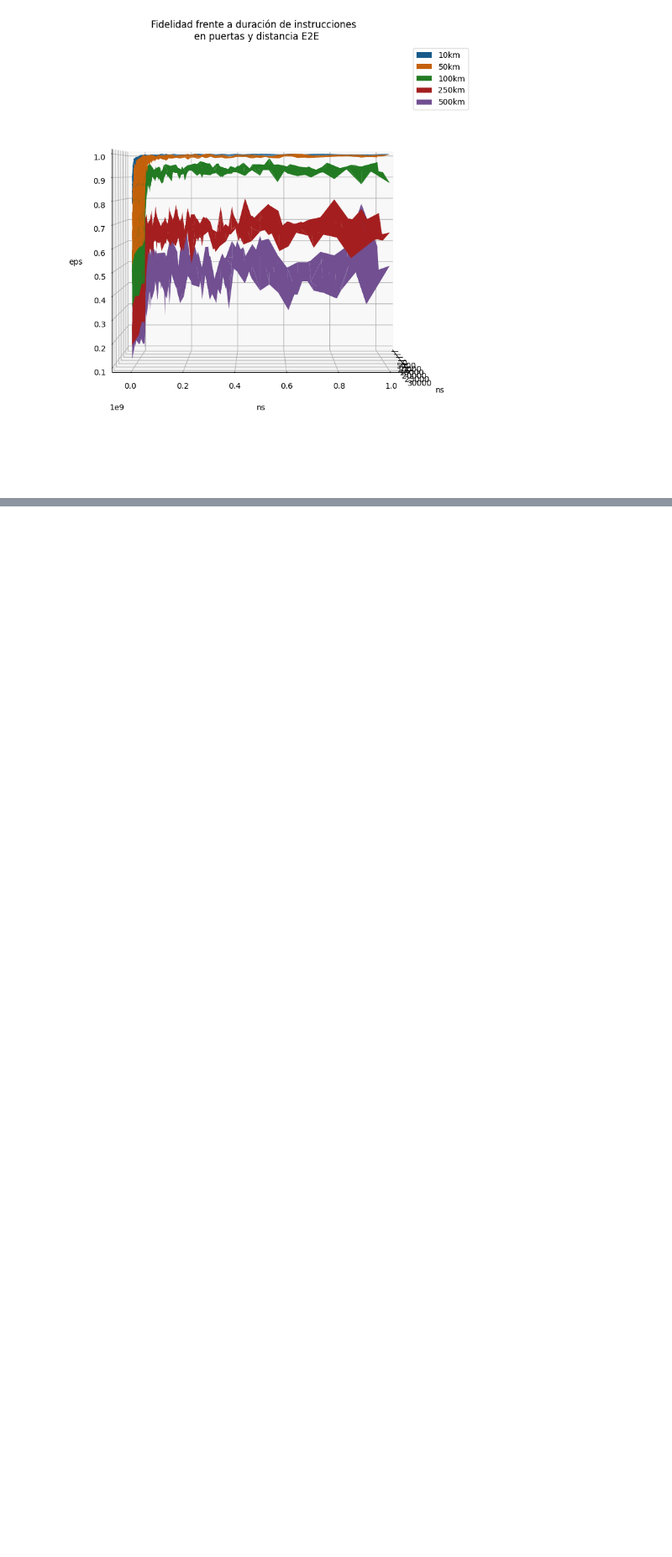
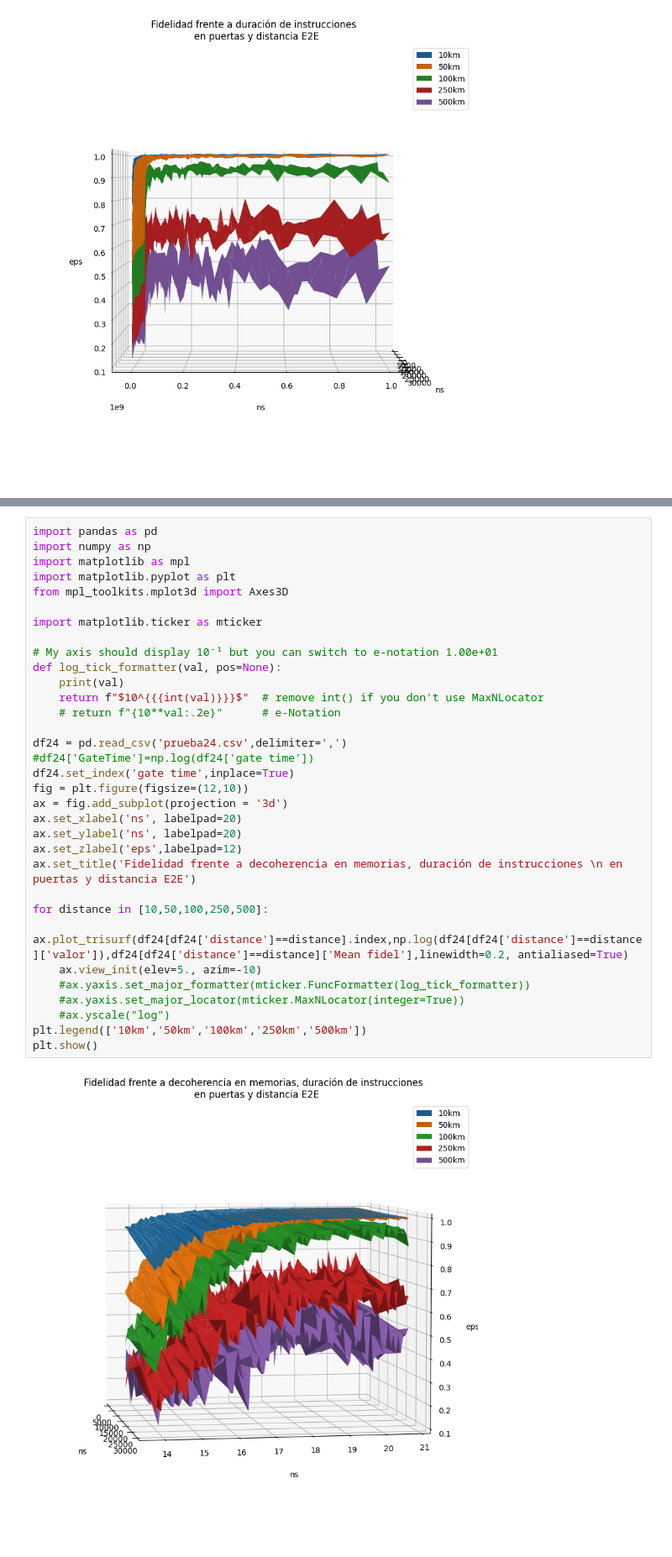
Before and after one commit to davidpcuvigo/quantumcity, a Jupyter notebook: graficosTFM/Prueba24.ipynb, the cells around one changed output, grey strips where cells are left out. Shown at 84% size. Drawn from its saved outputs; the diff is of its cells as text; blank space fills up the shorter version.

Commit message:
Nuevas pruebas

```diff
--- a/graficosTFM/Prueba24.ipynb
+++ b/graficosTFM/Prueba24.ipynb
@@ -103,0 +121,35 @@ plt.show()
+# %%
+import pandas as pd
+import numpy as np
+import matplotlib as mpl
+import matplotlib.pyplot as plt
+from mpl_toolkits.mplot3d import Axes3D
+
+import matplotlib.ticker as mticker
+
+# My axis should display 10⁻¹ but you can switch to e-notation 1.00e+01
+def log_tick_formatter(val, pos=None):
+    print(val)
+    return f"$10^{{{int(val)}}}$"  # remove int() if you don't use MaxNLocator
+    # return f"{10**val:.2e}"      # e-Notation
+
+df24 = pd.read_csv('prueba24.csv',delimiter=',')
+#df24['GateTime']=np.log(df24['gate time'])
+df24.set_index('gate time',inplace=True)
+fig = plt.figure(figsize=(12,10))
+ax = fig.add_subplot(projection = '3d')
+ax.set_xlabel('ns', labelpad=20)
+ax.set_ylabel('ns', labelpad=20)
+ax.set_zlabel('eps',labelpad=12)
+ax.set_title('Fidelidad frente a decoherencia en memorias, duración de instrucciones \n en puertas y distancia E2E')
+
+for distance in [10,50,100,250,500]:
+    ax.plot_trisurf(df24[df24['distance']==distance].index,np.log(df24[df24['distance']==distance]['valor']),df24[df24['distance']==distance]['Mean fidel'],linewidth=0.2, antialiased=True)
+    ax.view_init(elev=5., azim=-10)
+    #ax.yaxis.set_major_formatter(mticker.FuncFormatter(log_tick_formatter))
+    #ax.yaxis.set_major_locator(mticker.MaxNLocator(integer=True))
+    #ax.yscale("log")
+plt.legend(['10km','50km','100km','250km','500km'])
+plt.show()
+# %% [output]
+[figure, added]
```
Also changed, not shown: parts of 5 cells of this notebook, 16 other files.
